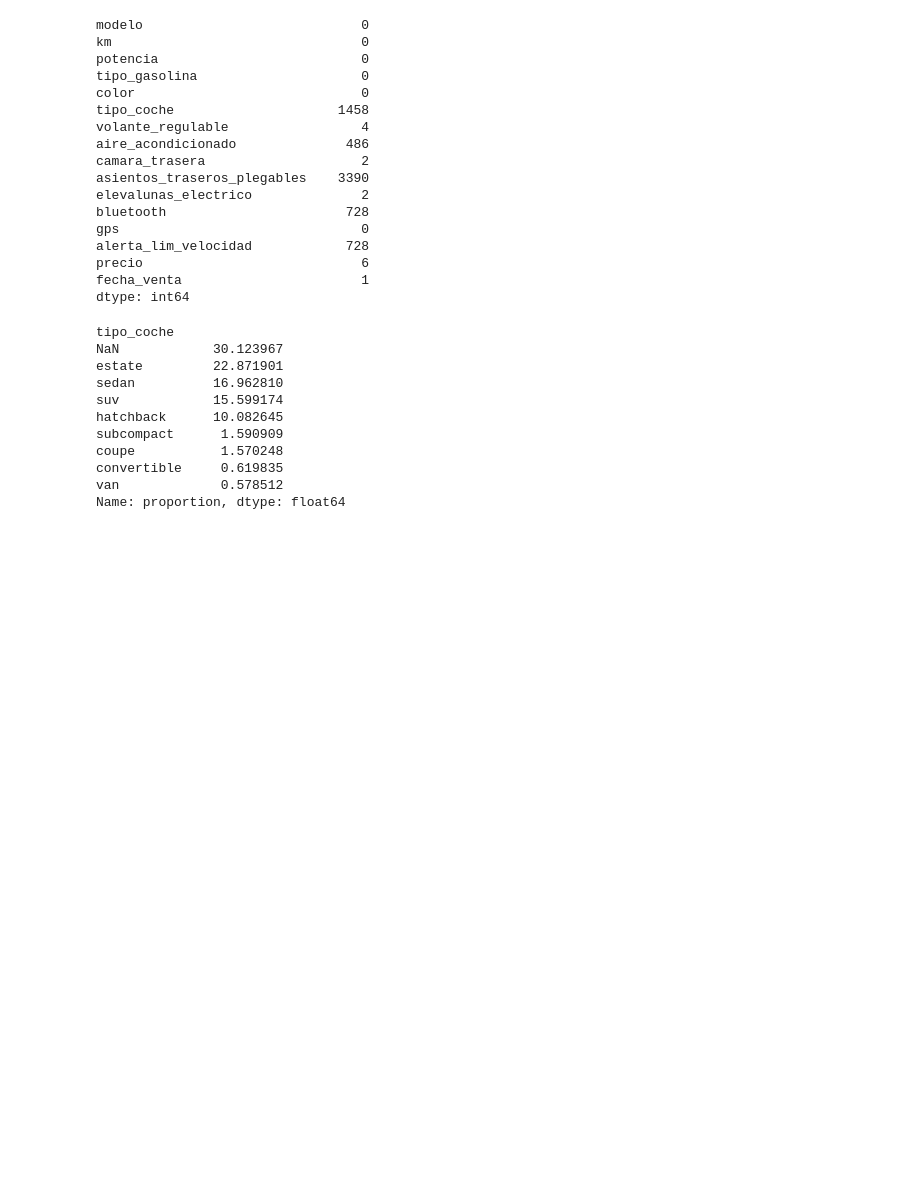
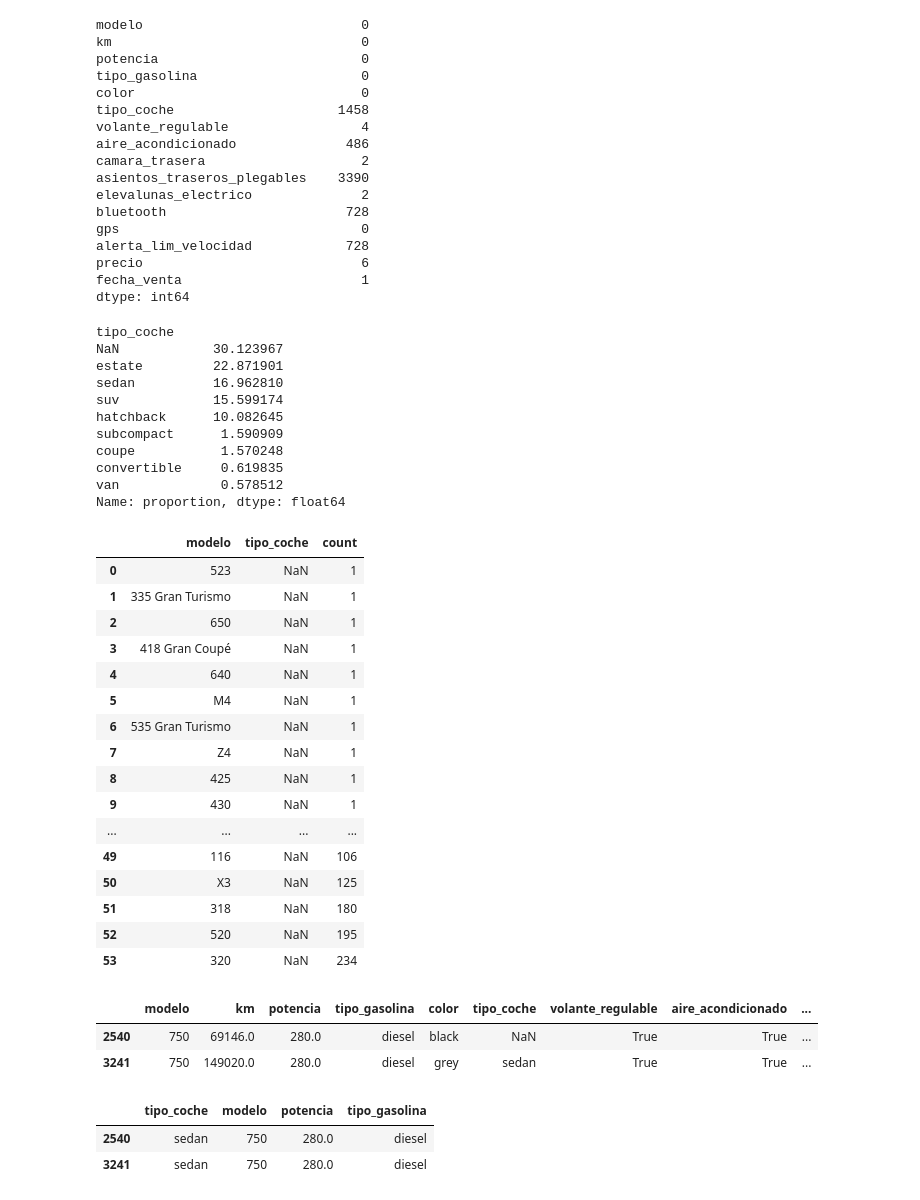
Before and after one commit to tvgtech/BMW_Proj, a Jupyter notebook: Toni_BMW.ipynb, the cells around one changed output. Saved outputs shown, nothing was run; the diff lists cells and outputs as text; code cells hidden in the pictures; blank space fills up the shorter version.

```diff
--- a/Toni_BMW.ipynb
+++ b/Toni_BMW.ipynb
@@ -528,3 +532,40 @@ coupe           1.570248
 convertible     0.619835
 van             0.578512
 Name: proportion, dtype: float64
+# %%
+#Lista de modelos con 'tipo_coche' nulo, ordenada por cantidad ascendente.
+#NO se puede tenr en cuenta el indice para cambiar el valor, es un SUBSET.
+bmw5[['modelo','tipo_coche']][bmw5['tipo_coche'].isna()].value_counts(dropna=False).reset_index().sort_values(by='count').reset_index(drop=True)
+# %% [output]
+|  | modelo | tipo_coche | count |
+| 0 | 523 | NaN | 1 |
+| 1 | 335 Gran Turismo | NaN | 1 |
+| 2 | 650 | NaN | 1 |
+| 3 | 418 Gran Coupé | NaN | 1 |
+| 4 | 640 | NaN | 1 |
+| 5 | M4 | NaN | 1 |
+| 6 | 535 Gran Turismo | NaN | 1 |
+| 7 | Z4 | NaN | 1 |
+| 8 | 425 | NaN | 1 |
+| 9 | 430 | NaN | 1 |
+| ... | ... | ... | ... |
+| 49 | 116 | NaN | 106 |
+| 50 | X3 | NaN | 125 |
+| 51 | 318 | NaN | 180 |
+| 52 | 520 | NaN | 195 |
+| 53 | 320 | NaN | 234 |
+# %%
+#Vemos el índice real dentro del DF de los registros con nulos en la columna 'tipo_coche' para después imputarles un valor según el índice
+bmw5[(bmw5['modelo']=='750')]
+# %% [output]
+|  | modelo | km | potencia | tipo_gasolina | color | tipo_coche | volante_regulable | aire_acondicionado | ... |
+| 2540 | 750 | 69146.0 | 280.0 | diesel | black | NaN | True | True | ... |
+| 3241 | 750 | 149020.0 | 280.0 | diesel | grey | sedan | True | True | ... |
+# %%
+#Evaluamos la columna 'tipo_coche' manualmente según el modelo y otros datos que tengamos de cada uno.
+#modelo=750 (index=2540)
+bmw5[['tipo_coche', 'modelo','potencia','tipo_gasolina']][(bmw5['modelo']=='750')]
+# %% [output]
+|  | tipo_coche | modelo | potencia | tipo_gasolina |
+| 2540 | sedan | 750 | 280.0 | diesel |
+| 3241 | sedan | 750 | 280.0 | diesel |
```
Also changed, not shown: parts of 20 cells of this notebook, 1 other file.
